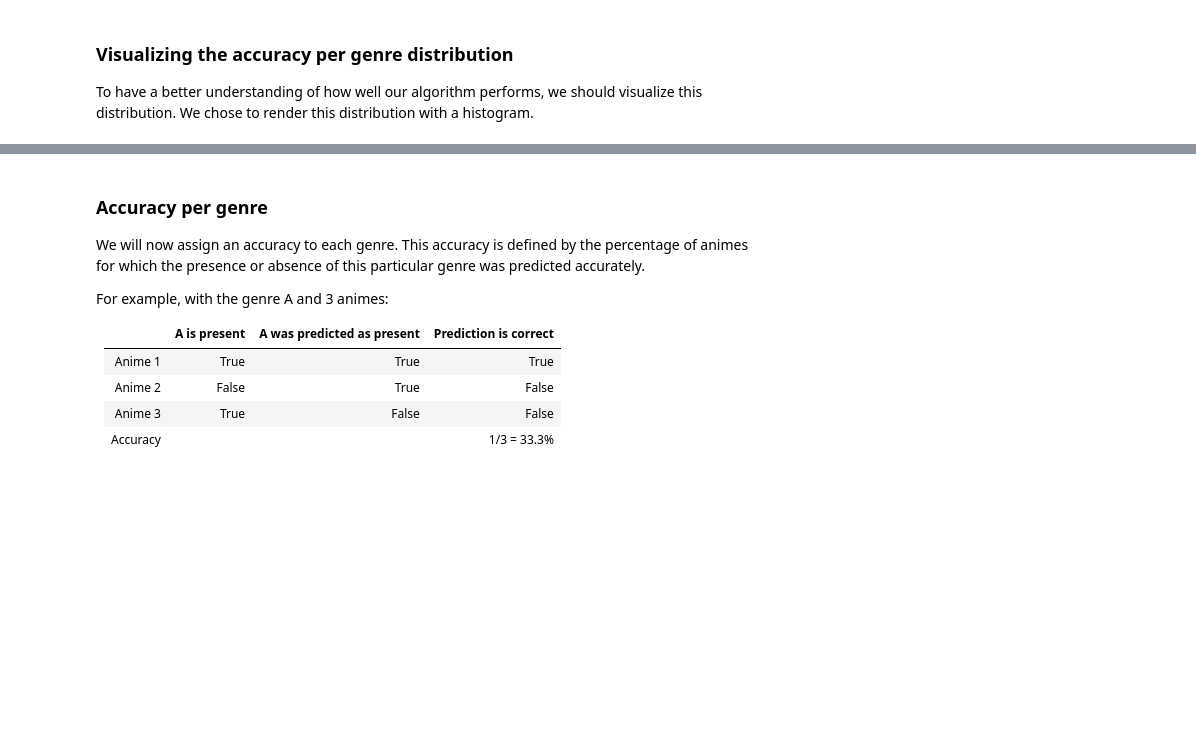
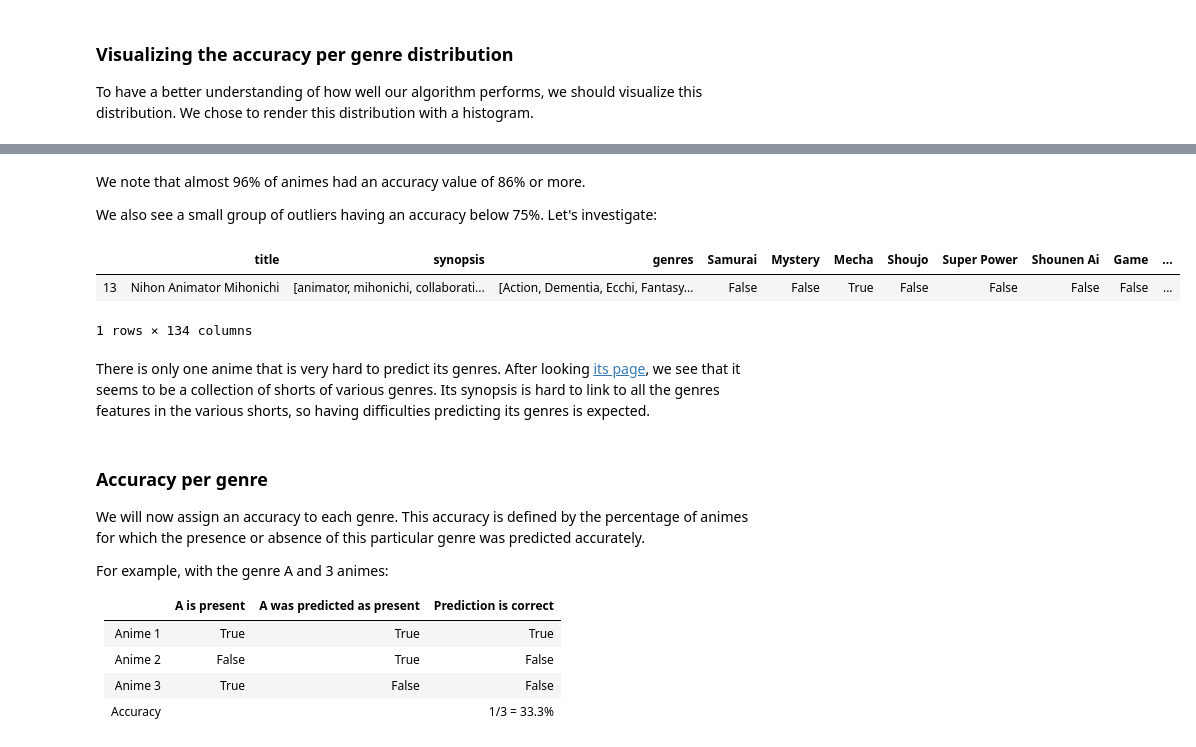
Before and after one commit to MaximeBastion/Anime_Classifier_Bayes, a Jupyter notebook: Anime_Classifier_Bayes.ipynb, the cells around one changed output, grey strips where cells are left out. Drawn from its saved outputs; the diff is of its cells as text; code cells hidden in the pictures; blank space fills up the shorter version.

```diff
--- a/Anime_Classifier_Bayes.ipynb
+++ b/Anime_Classifier_Bayes.ipynb
@@ -745,3 +764,17 @@ graph.text(x = mean - 4, y = 11, s = "Mean", weight = 'bold', color = "red");
+# %% [markdown]
+We note that almost 96% of animes had an accuracy value of 86% or more.
+
+We also see a small group of outliers having an accuracy below 75%. Let's investigate:
+# %%
+low_accuracy_animes = t[t["accuracy"] < 75]
+low_accuracy_animes
+# %% [output]
+|  | title | synopsis | genres | Samurai | Mystery | Mecha | Shoujo | Super Power | Shounen Ai | Game | ... |
+| 13 | Nihon Animator Mihonichi | [animator, mihonichi, collaborati... | [Action, Dementia, Ecchi, Fantasy... | False | False | True | False | False | False | False | ... |
+1 rows × 134 columns
+# %% [markdown]
+There is only one anime that is very hard to predict its genres.
+After looking [its page](https://myanimelist.net/anime/28149/Nihon_Animator_Mihonichi?q=nihon%20animator%20ni), we see that it seems to be a collection of shorts of various genres. Its synopsis is hard to link to all the genres features in the various shorts, so having difficulties predicting its genres is expected.
 # %% [markdown]
 ### Accuracy per genre
 We will now assign an accuracy to each genre. This accuracy is defined by the percentage of animes for which the presence or absence of this particular genre was predicted accurately.
```
Also changed, not shown: parts of 14 cells of this notebook.
